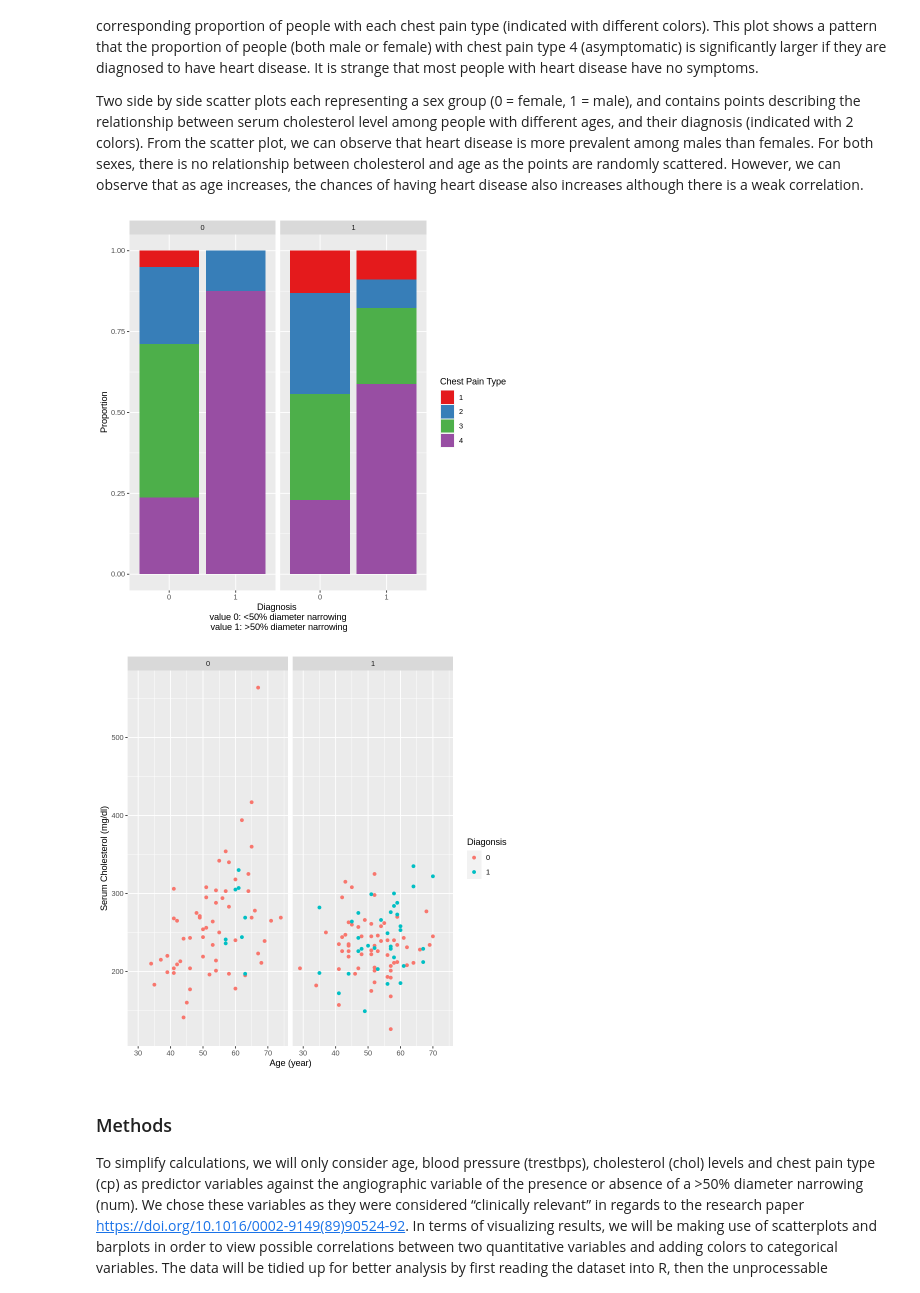
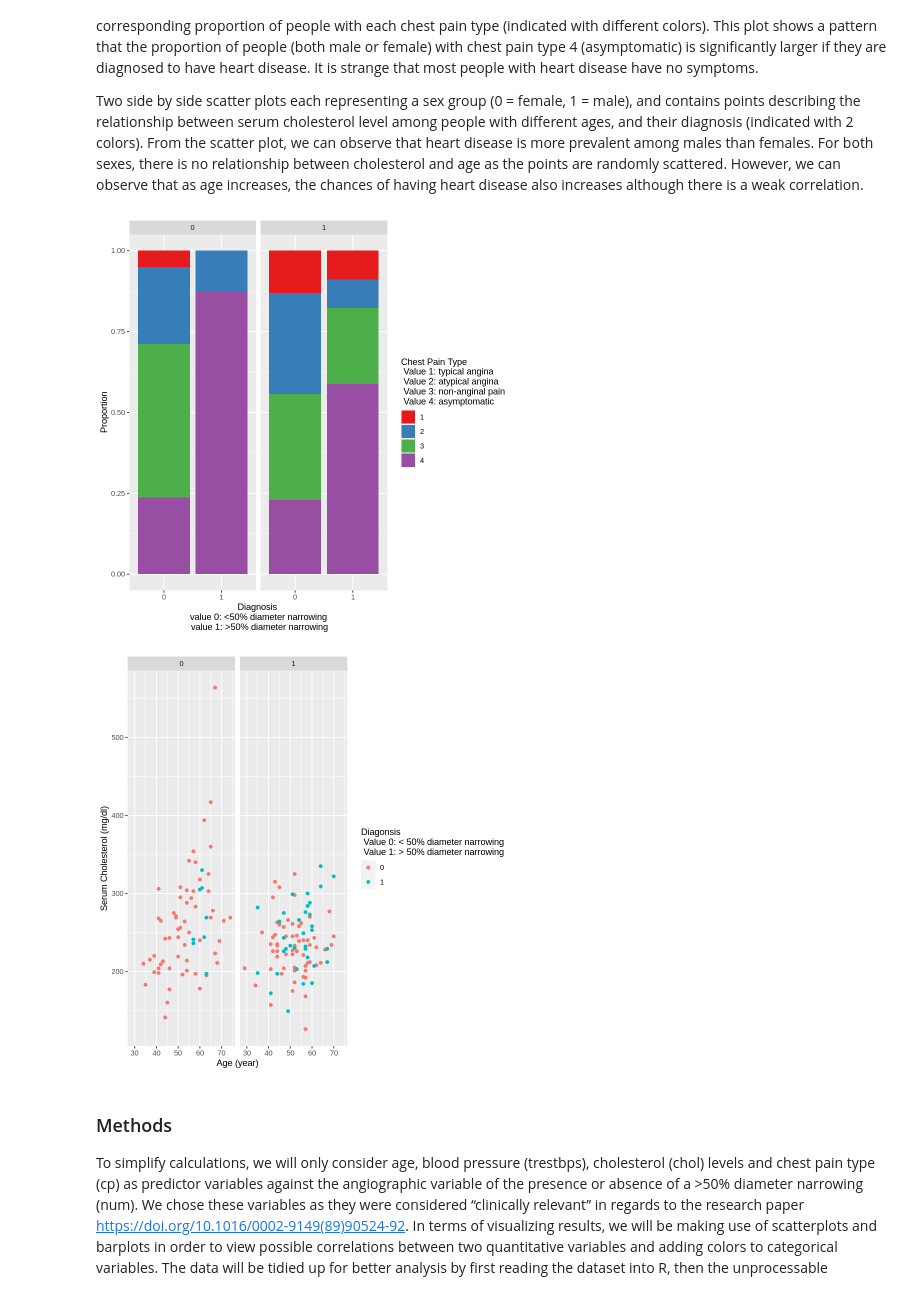
Before and after one commit to jlieu88/dsci-100-project, a Jupyter notebook: proposal_step.ipynb, the cells around one changed output. Drawn from its saved outputs; the diff is of its cells as text; code cells hidden in the pictures.

Commit message:
Specified legends in plots

```diff
--- a/proposal_step.ipynb
+++ b/proposal_step.ipynb
@@ -173,27 +172,27 @@ Two side by side scatter plots each representing a sex group (0 = female, 1 = ma
 # %%
 # plotting with bar plot
 cp_num_plot <- database_train |>
     ggplot(aes(x = as_factor(num), fill = as_factor(cp))) +
     geom_bar(position = 'fill') +
     xlab('Diagnosis \n value 0: <50% diameter narrowing \n value 1: >50% diameter narrowing') +
     ylab('Proportion') +
-    labs(fill = "Chest Pain Type") +
+    labs(fill = "Chest Pain Type \n Value 1: typical angina \n Value 2: atypical angina \n Value 3: non-anginal pain \n Value 4: asymptomatic") +
     facet_grid(cols = vars(sex)) +
     scale_fill_brewer(palette = "Set1")
 cp_num_plot
 
 # plotting with scatter plot
 age_chol_plot <- database_train |>
     ggplot(aes(x = age, y = chol, color = as_factor(num))) +
     geom_point() +
     xlab('Age (year)') +
     ylab('Serum Cholesterol (mg/dl)') +
-    labs(color = "Diagonsis") +
+    labs(color = "Diagonsis \n Value 0: < 50% diameter narrowing \n Value 1: > 50% diameter narrowing") +
     facet_grid(cols = vars(sex))
 age_chol_plot
 # %% [output]
-[figure, old version]
+[figure, new version]
-[figure, old version]
+[figure, new version]
 # %% [markdown]
 ### Methods
 
```
Also changed, not shown: parts of 2 cells of this notebook.
